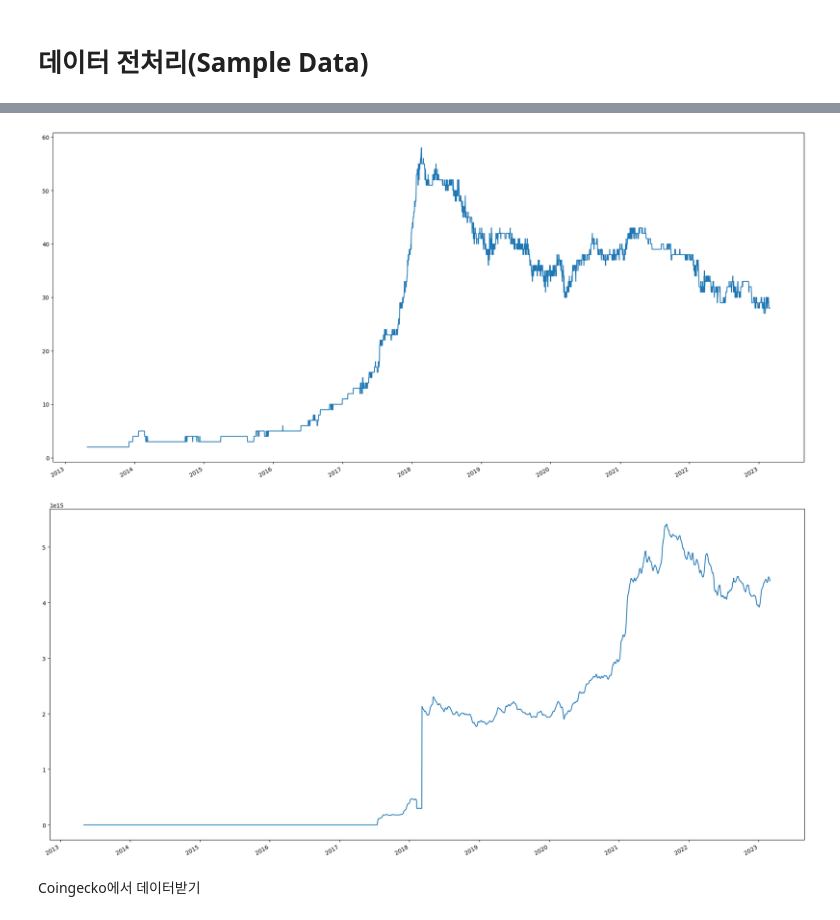
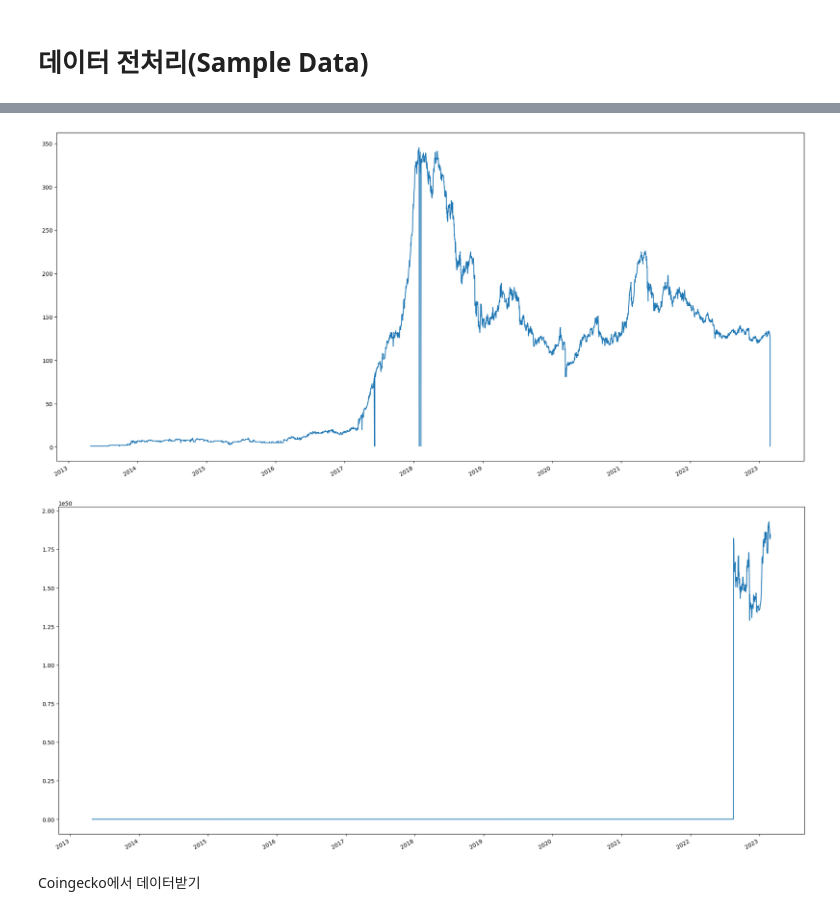
Before and after one commit to Jack-ryu/crypto_paper, a Jupyter notebook: data_pp.ipynb, the cells around one changed output, grey strips where cells are left out. Drawn from its saved outputs; the diff is of its cells as text; code cells hidden in the pictures.

```diff
--- a/data_pp.ipynb
+++ b/data_pp.ipynb
@@ -62,0 +63,5 @@ for key, df in tqdm(coin_volume_dict.items()):
+# %%
+price_df = pd.read_csv("gecko_price.csv", index_col=0,
+                       parse_dates=True)
+marketcap_df = pd.read_csv("gecko_marketcap.csv", index_col=0,
+                       parse_dates=True)
@@ -87,24 +115,24 @@ screened_weight = (screener_df * market_cap_df).apply(lambda x: x / np.nansum(x)
 # %%
 # 상장된 코인 수가 중간에 0이 되는 데이터 문제 수정을 위해서
-market_cap_df_ffill = market_cap_df.ffill()
+market_cap_df_ffill = marketcap_df.copy().ffill()
 
 # 시총으로 screening (1,000,000달러 이상)
-screener = np.where(market_cap_df_ffill > 1_000_000, 1, np.nan)
+screener = np.where(market_cap_df_ffill > 1_000_0000, 1, np.nan)
 screener_df = pd.DataFrame(screener, index=market_cap_df_ffill.index,
                            columns=market_cap_df_ffill.columns)
 
 # 스크리닝 후, 스크린한 것들로만 시가총액 가중 weight를 구함
-screened_weight = (screener_df * market_cap_df).apply(lambda x: x / np.nansum(x), axis=1)
+screened_weight = (screener_df * marketcap_df).apply(lambda x: x / np.nansum(x), axis=1)
 # %%
-# ffill을 하고, 스크리닝 한 종목 수를 출력 (수익률 아님!!)
-screener_df.count(axis=1).plot(figsize=(24,12));
+# ffill을 하고, 스크리닝 후 살아남은 종목 수를 출력 (수익률 아님!!)
+screened_weight.count(axis=1).plot(figsize=(24,12));
 # %% [output]
-[figure, old version]
+[figure, new version]
 # %%
 # 스크리닝하고, 시가총액으로 가중평균한 수익률
-((return_df * screened_weight).mean(axis=1) + 1).cumprod().plot(figsize=(24,12));
+((return_df * screened_weight).sum(axis=1) + 1).cumprod().plot(figsize=(24,12));
 # %% [output]
-[figure, old version]
+[figure, new version]
 # %% [markdown]
 Coingecko에서 데이터받기
 # %%
```
Also changed, not shown: parts of 15 cells of this notebook, 10 other files.
